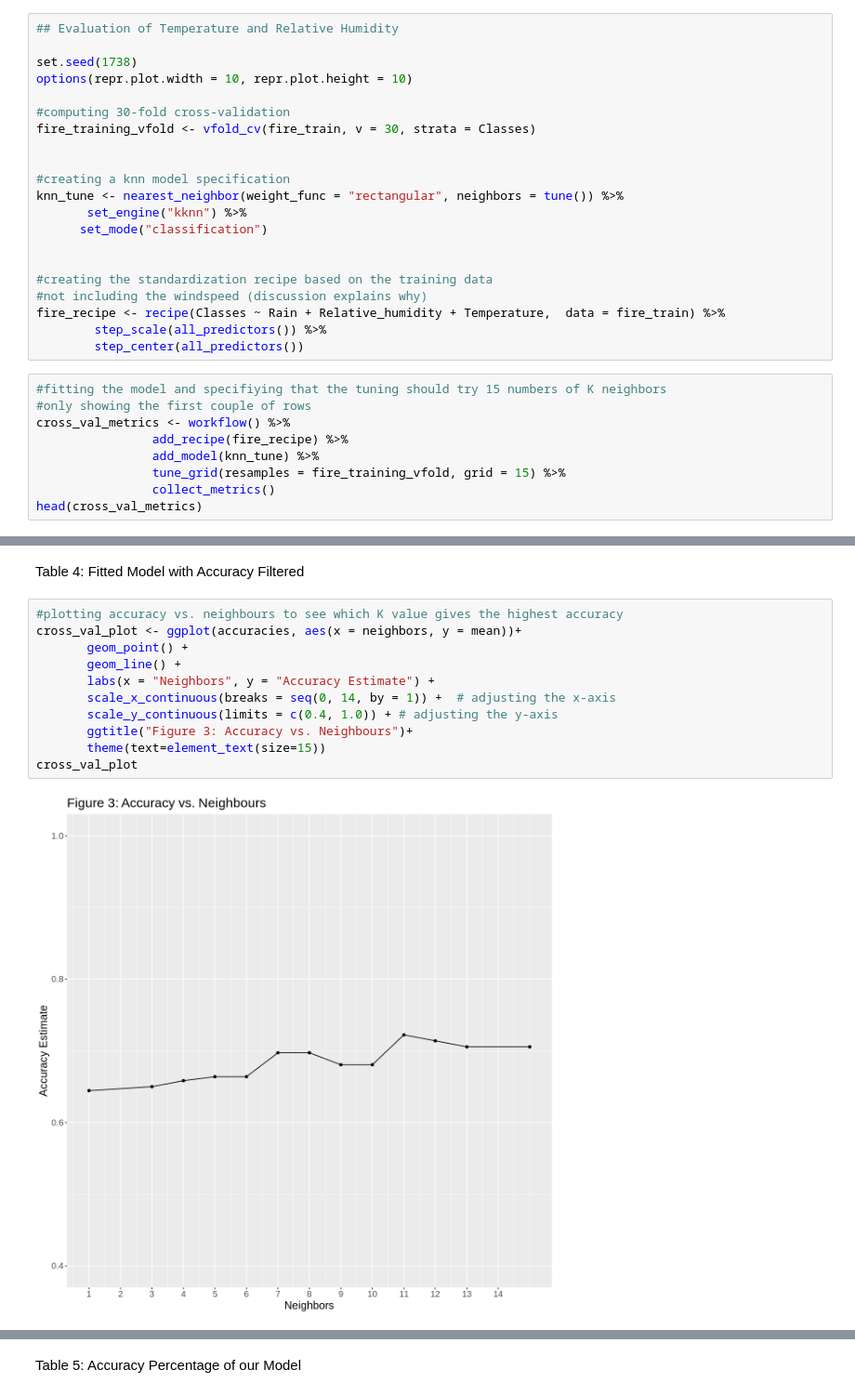
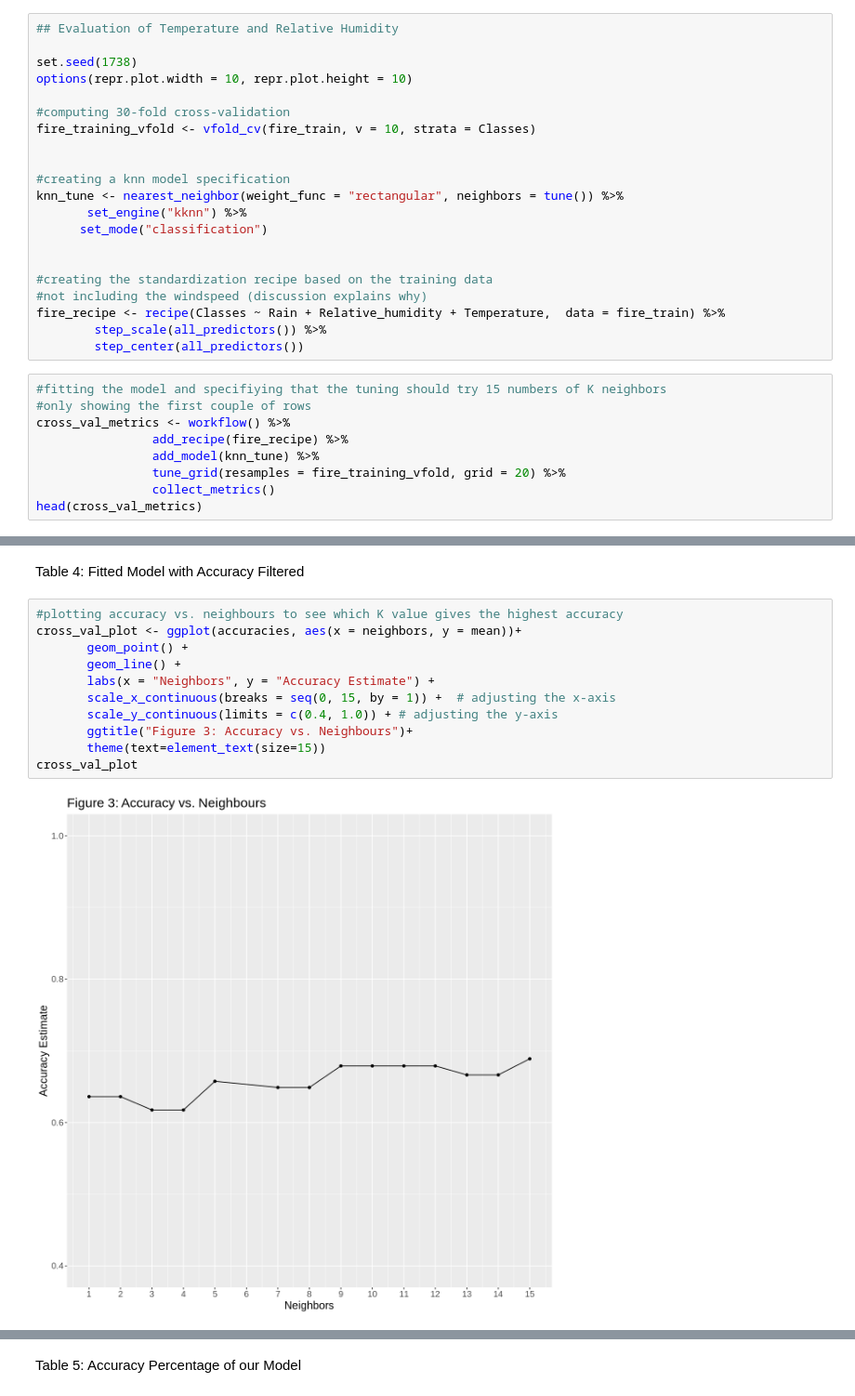
Before and after one commit to lufinot/DTSC-G18-V2, a Jupyter notebook: projectt.ipynb, the cells around one changed output, grey strips where cells are left out. Shown: that part at 93% size. Drawn from its saved outputs; the diff is of its cells as text.

```diff
--- a/projectt.ipynb
+++ b/projectt.ipynb
@@ -177,7 +177,7 @@ set.seed(1738)
 options(repr.plot.width = 10, repr.plot.height = 10)
 
 #computing 30-fold cross-validation
-fire_training_vfold <- vfold_cv(fire_train, v = 30, strata = Classes)
+fire_training_vfold <- vfold_cv(fire_train, v = 10, strata = Classes)
 
 
 #creating a knn model specification
@@ -197,7 +197,7 @@ fire_recipe <- recipe(Classes ~ Rain + Relative_humidity + Temperature,  data =
 cross_val_metrics <- workflow() %>%
                 add_recipe(fire_recipe) %>%
                 add_model(knn_tune) %>%
-                tune_grid(resamples = fire_training_vfold, grid = 15) %>%
+                tune_grid(resamples = fire_training_vfold, grid = 20) %>%
                 collect_metrics()
 head(cross_val_metrics)
 # %% [output]
@@ -250,15 +252,15 @@ Table 4: Fitted Model with Accuracy Filtered
 # %%
 #plotting accuracy vs. neighbours to see which K value gives the highest accuracy
 cross_val_plot <- ggplot(accuracies, aes(x = neighbors, y = mean))+
        geom_point() +
        geom_line() +
        labs(x = "Neighbors", y = "Accuracy Estimate") +
-       scale_x_continuous(breaks = seq(0, 14, by = 1)) +  # adjusting the x-axis
+       scale_x_continuous(breaks = seq(0, 15, by = 1)) +  # adjusting the x-axis
        scale_y_continuous(limits = c(0.4, 1.0)) + # adjusting the y-axis
        ggtitle("Figure 3: Accuracy vs. Neighbours")+
        theme(text=element_text(size=15))
 cross_val_plot
 # %% [output]
-[figure, old version]
+[figure, new version]
 # %%
 #evaluating our classifers accuracy with the number of K neighbors that we found
```
Also changed, not shown: parts of 4 cells of this notebook.
